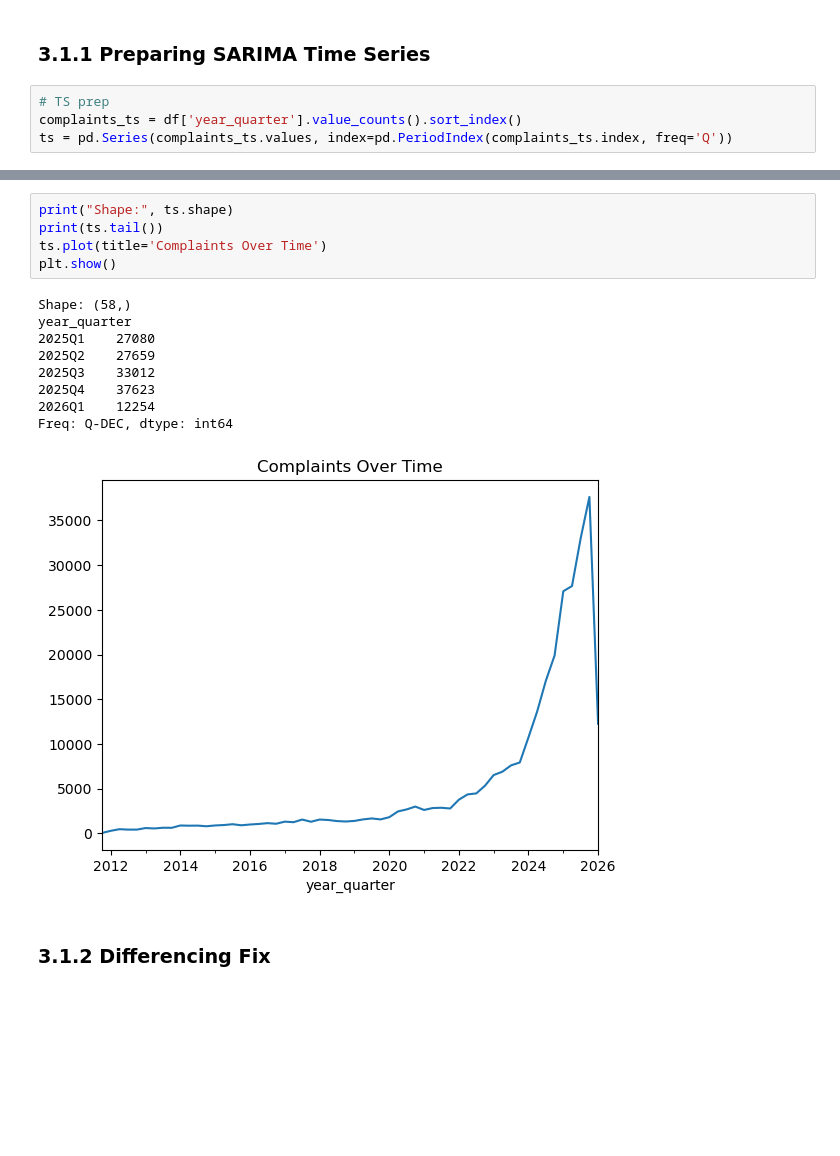
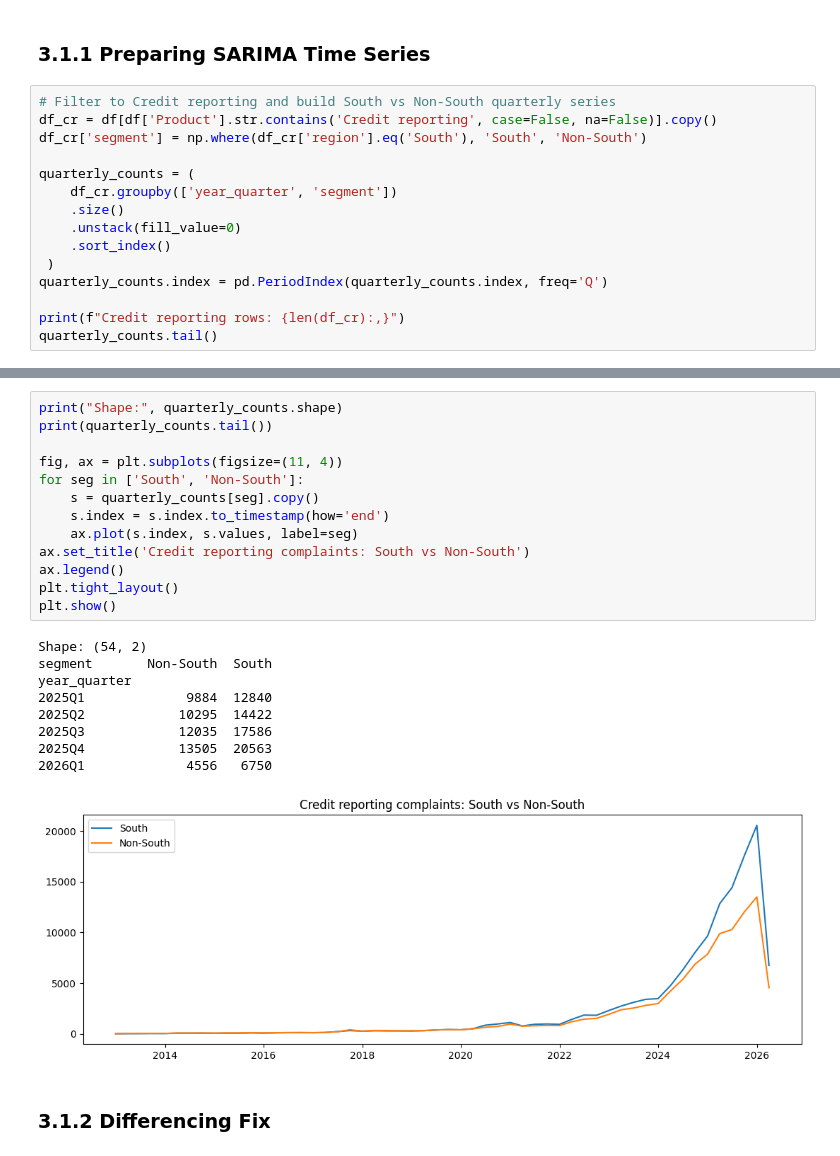
Before and after one commit to kazishahid-ds/CFPB-complaints-analysis, a Jupyter notebook: notebooks/03a_cfpb_time_series_sarima.ipynb, the cells around one changed output, grey strips where cells are left out. Saved outputs shown, nothing was run; the diff lists cells and outputs as text; blank space fills up the shorter version.

```diff
--- a/notebooks/03a_cfpb_time_series_sarima.ipynb
+++ b/notebooks/03a_cfpb_time_series_sarima.ipynb
@@ -26,6 +26,17 @@ Loaded 300,000 rows & 23 columns
 # %% [markdown]
 ### 3.1.1 Preparing SARIMA Time Series
 # %%
-# TS prep
-complaints_ts = df['year_quarter'].value_counts().sort_index()
-ts = pd.Series(complaints_ts.values, index=pd.PeriodIndex(complaints_ts.index, freq='Q'))
+# Filter to Credit reporting and build South vs Non-South quarterly series
+df_cr = df[df['Product'].str.contains('Credit reporting', case=False, na=False)].copy()
+df_cr['segment'] = np.where(df_cr['region'].eq('South'), 'South', 'Non-South')
+
+quarterly_counts = (
+    df_cr.groupby(['year_quarter', 'segment'])
+    .size()
+    .unstack(fill_value=0)
+    .sort_index()
+ )
+quarterly_counts.index = pd.PeriodIndex(quarterly_counts.index, freq='Q')
+
+print(f"Credit reporting rows: {len(df_cr):,}")
+quarterly_counts.tail()
@@ -32,18 +52,26 @@ ts = pd.Series(complaints_ts.values, index=pd.PeriodIndex(complaints_ts.index, f
 # %%
-print("Shape:", ts.shape)
-print(ts.tail())
-ts.plot(title='Complaints Over Time')
+print("Shape:", quarterly_counts.shape)
+print(quarterly_counts.tail())
+
+fig, ax = plt.subplots(figsize=(11, 4))
+for seg in ['South', 'Non-South']:
+    s = quarterly_counts[seg].copy()
+    s.index = s.index.to_timestamp(how='end')
+    ax.plot(s.index, s.values, label=seg)
+ax.set_title('Credit reporting complaints: South vs Non-South')
+ax.legend()
+plt.tight_layout()
 plt.show()
 # %% [output]
-Shape: (58,)
+Shape: (54, 2)
+segment       Non-South  South
 year_quarter
-2025Q1    27080
-2025Q2    27659
-2025Q3    33012
-2025Q4    37623
-2026Q1    12254
-Freq: Q-DEC, dtype: int64
+2025Q1             9884  12840
+2025Q2            10295  14422
+2025Q3            12035  17586
+2025Q4            13505  20563
+2026Q1             4556   6750
-[figure, old version]
+[figure, new version]
 # %% [markdown]
 ### 3.1.2 Differencing Fix
 # %%
```
Also changed, not shown: parts of 6 cells of this notebook, 25 other files.
